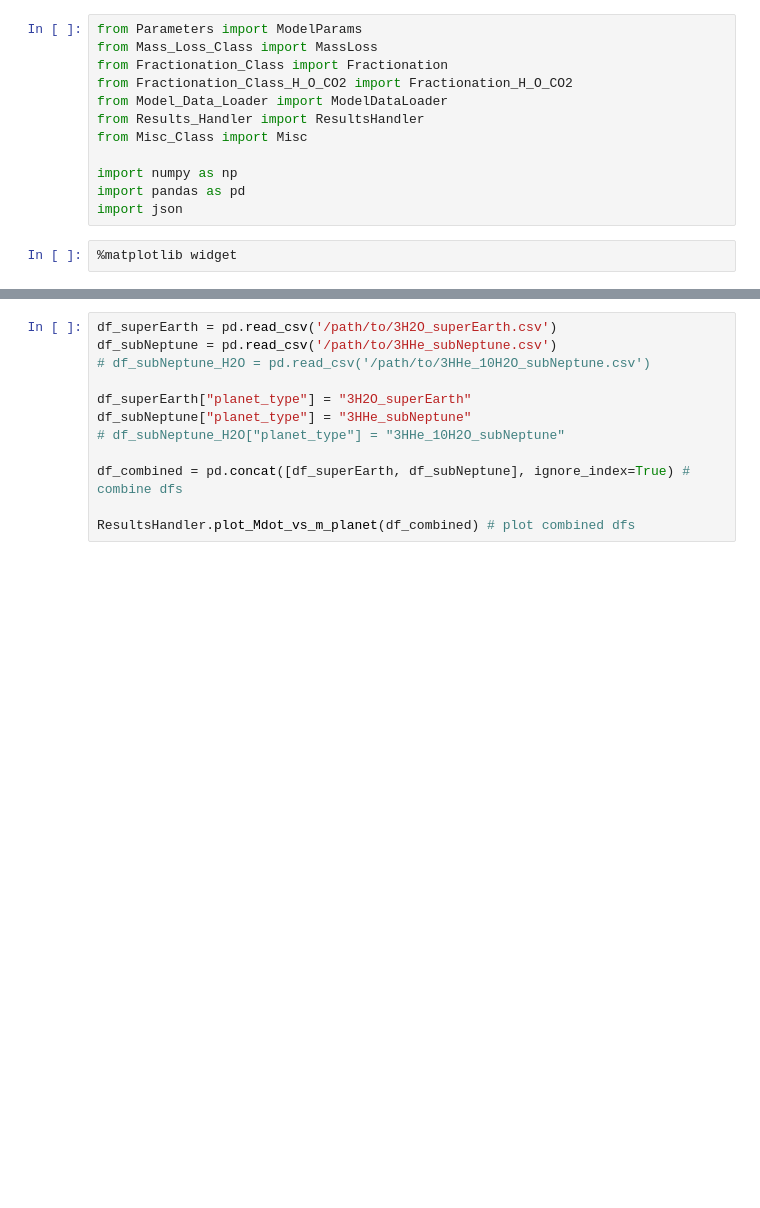
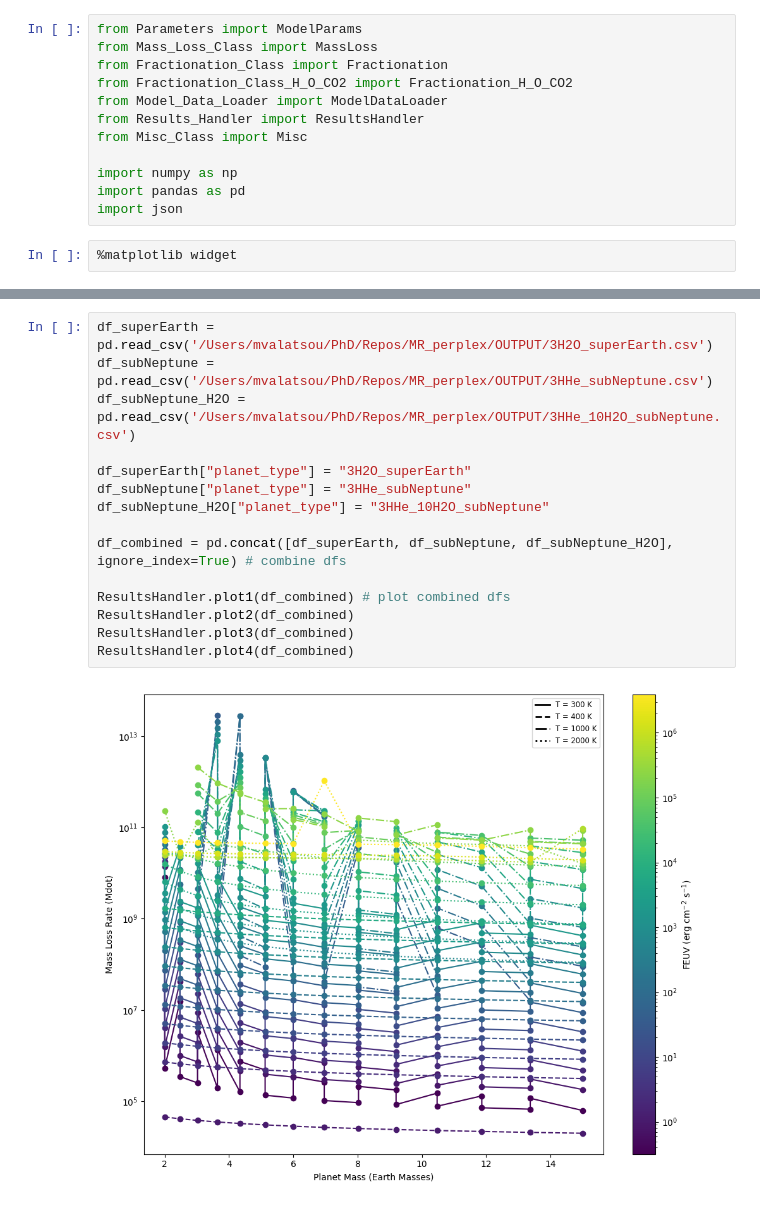
Before and after one commit to ExoInteriors/BOREAS, a Jupyter notebook: Main.ipynb, the cells around one changed output, grey strips where cells are left out. Cells and saved outputs as stored; diff of their text form; blank space fills up the shorter version.

```diff
--- a/Main.ipynb
+++ b/Main.ipynb
@@ -165,12 +174,17 @@ Warning: Check for CPML. RS_flow (2.08e+09) < REUV (3.10e+09) for planet mass=15
 # %%
-df_superEarth = pd.read_csv('/path/to/3H2O_superEarth.csv')
-df_subNeptune = pd.read_csv('/path/to/3HHe_subNeptune.csv')
-# df_subNeptune_H2O = pd.read_csv('/path/to/3HHe_10H2O_subNeptune.csv')
+df_superEarth = pd.read_csv('/Users/mvalatsou/PhD/Repos/MR_perplex/OUTPUT/3H2O_superEarth.csv')
+df_subNeptune = pd.read_csv('/Users/mvalatsou/PhD/Repos/MR_perplex/OUTPUT/3HHe_subNeptune.csv')
+df_subNeptune_H2O = pd.read_csv('/Users/mvalatsou/PhD/Repos/MR_perplex/OUTPUT/3HHe_10H2O_subNeptune.csv')
 
 df_superEarth["planet_type"] = "3H2O_superEarth"
 df_subNeptune["planet_type"] = "3HHe_subNeptune"
-# df_subNeptune_H2O["planet_type"] = "3HHe_10H2O_subNeptune"
+df_subNeptune_H2O["planet_type"] = "3HHe_10H2O_subNeptune"
 
-df_combined = pd.concat([df_superEarth, df_subNeptune], ignore_index=True) # combine dfs
+df_combined = pd.concat([df_superEarth, df_subNeptune, df_subNeptune_H2O], ignore_index=True) # combine dfs
 
-ResultsHandler.plot_Mdot_vs_m_planet(df_combined) # plot combined dfs
+ResultsHandler.plot1(df_combined) # plot combined dfs
+ResultsHandler.plot2(df_combined)
+ResultsHandler.plot3(df_combined)
+ResultsHandler.plot4(df_combined)
+# %% [output]
+[figure, added]
```
Also changed, not shown: parts of 4 cells of this notebook, 5 other files.
